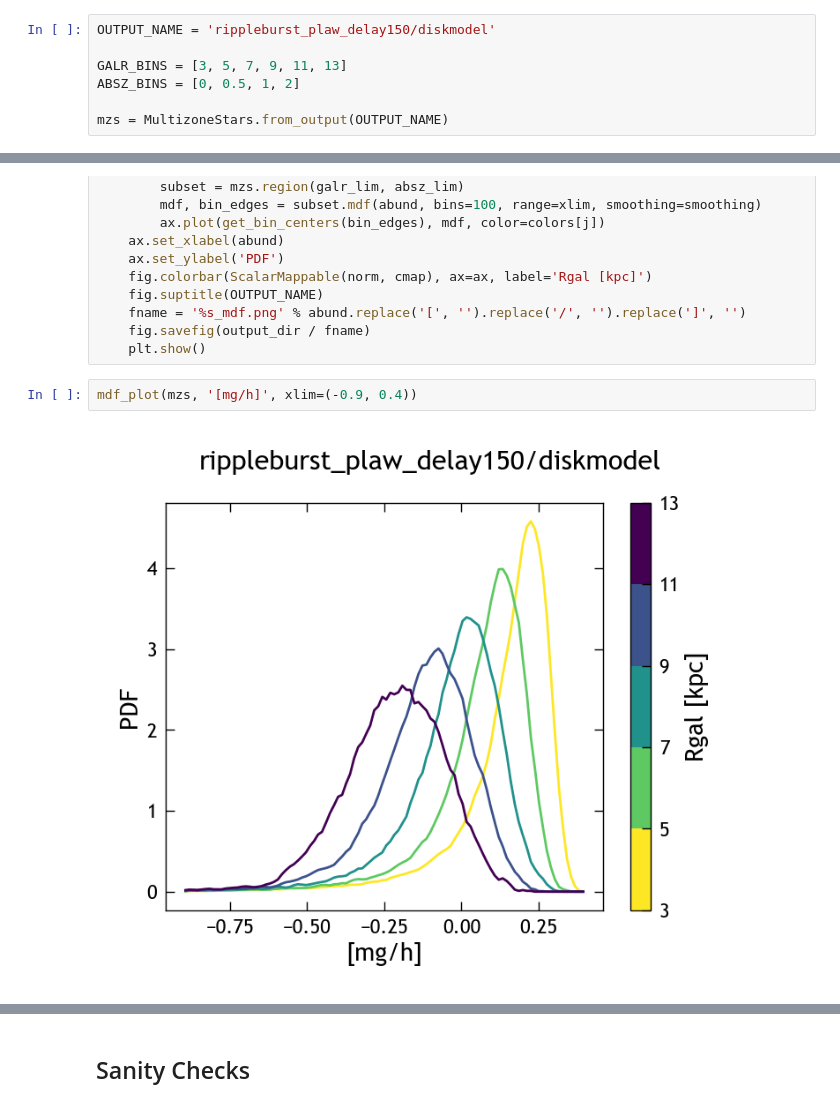
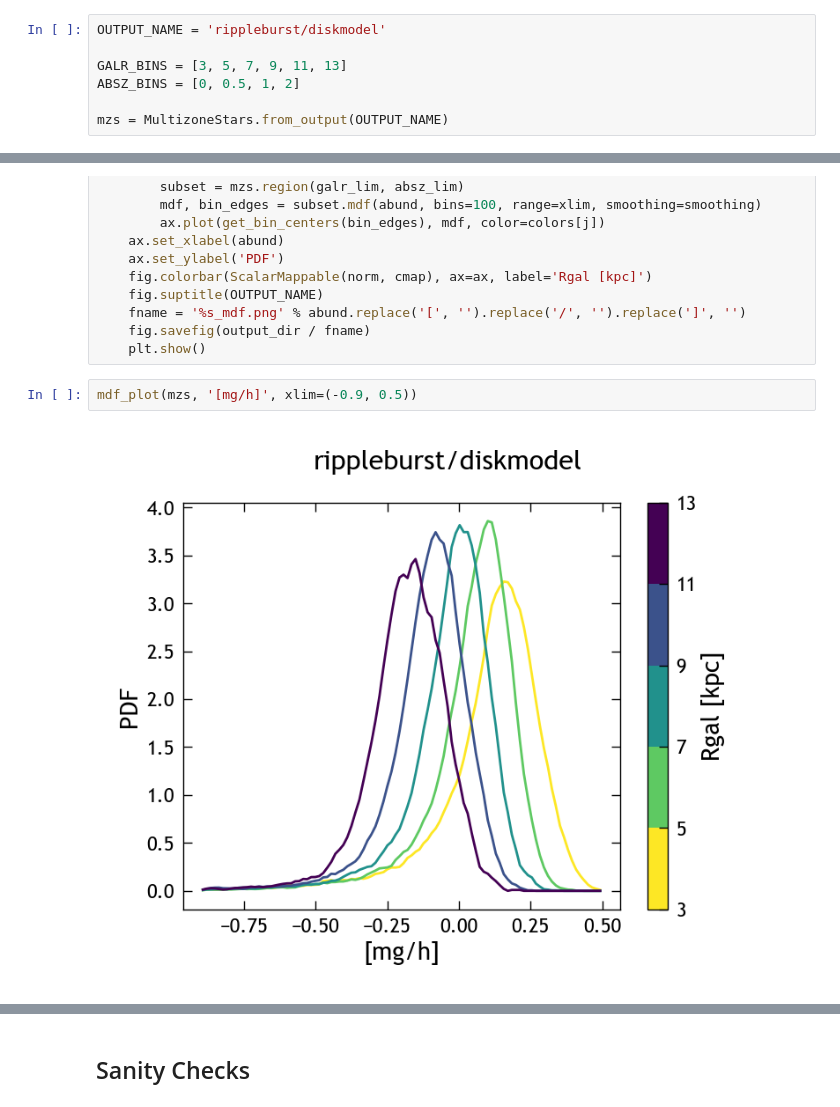
Before and after one commit to lodubay/yar-models, a Jupyter notebook: multizone_plots.ipynb, the cells around one changed output, grey strips where cells are left out. Saved outputs shown, nothing was run; the diff lists cells and outputs as text.

```diff
--- a/multizone_plots.ipynb
+++ b/multizone_plots.ipynb
@@ -17,7 +17,7 @@ from multizone._globals import MAX_SF_RADIUS, ZONE_WIDTH, END_TIME
 
 plt.style.use(paths.styles / 'notebook.mplstyle')
 # %%
-OUTPUT_NAME = 'rippleburst_plaw_delay150/diskmodel'
+OUTPUT_NAME = 'rippleburst/diskmodel'
 
 GALR_BINS = [3, 5, 7, 9, 11, 13]
 ABSZ_BINS = [0, 0.5, 1, 2]
@@ -167,7 +171,7 @@ def mdf_plot(mzs, abund, absz_lim=(0, 0.5), cmap='viridis_r', xlim=None, smoothi
     fig.savefig(output_dir / fname)
     plt.show()
 # %%
-mdf_plot(mzs, '[mg/h]', xlim=(-0.9, 0.4))
+mdf_plot(mzs, '[mg/h]', xlim=(-0.9, 0.5))
 # %% [output]
-[figure, old version]
+[figure, new version]
 # %%
```
Also changed, not shown: parts of 12 cells of this notebook, 39 other files.
